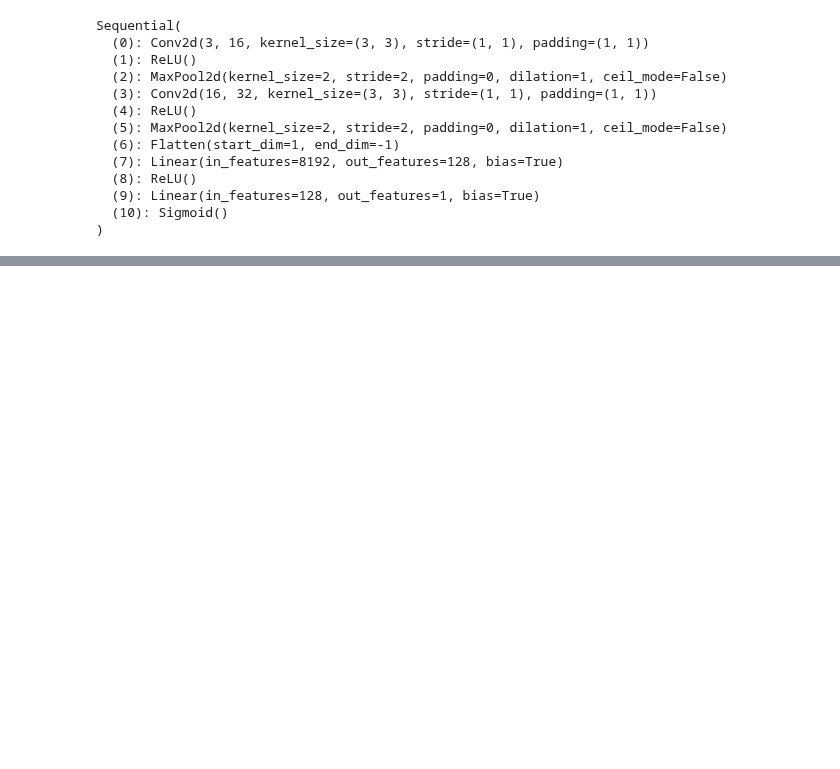
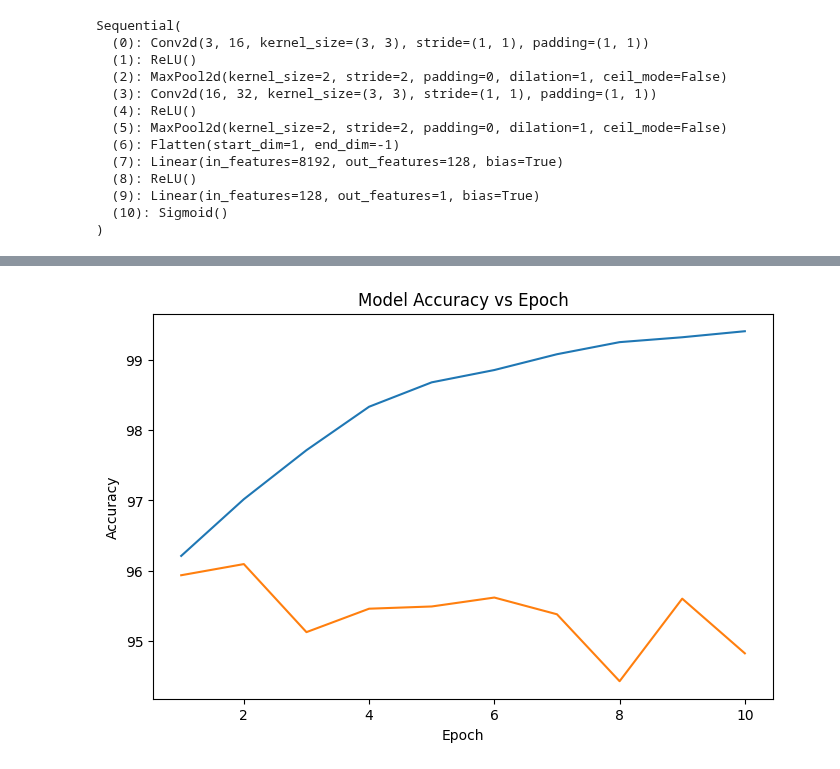
Before and after one commit to talanthier/WildfireDetection, a Jupyter notebook: notebooks/modeling_00.ipynb, the cells around one changed output, grey strips where cells are left out. Saved outputs shown, nothing was run; the diff lists cells and outputs as text; code cells hidden in the pictures; blank space fills up the shorter version.

```diff
--- a/notebooks/modeling_00.ipynb
+++ b/notebooks/modeling_00.ipynb
@@ -133 +184,11 @@ Train Loss: 0.0691, Train Accuracy: 97.54%
+# %%
+fig = plt.figure(figsize = (8,5))
+plt.plot(list(range(1, num_epochs + 1)), df_train_loss['train_accuracy'], label = 'Training Accuracy')
+plt.plot(list(range(1, num_epochs + 1)), df_train_loss['valid_accuracy'], label = 'Validation Accuracy')
+plt.xlabel('Epoch')
+plt.ylabel('Accuracy')
+plt.title('Model Accuracy vs Epoch')
+plt.show()
+# %% [output]
+[figure, added]
 # %%
```
Also changed, not shown: parts of 7 cells of this notebook.
